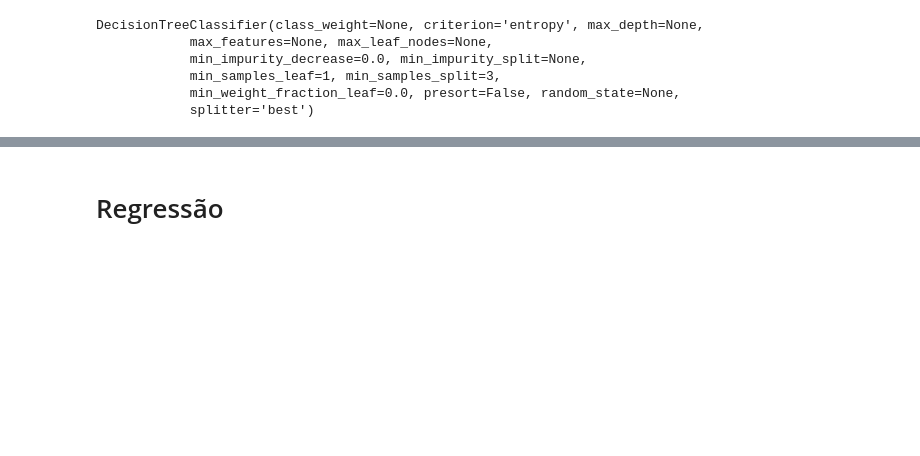
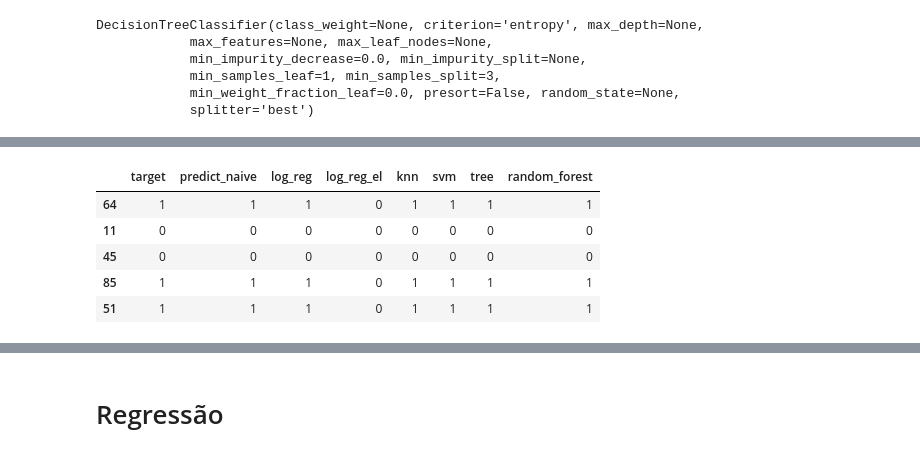
Before and after one commit to gutino/CD101, a Jupyter notebook: cd101.ipynb, the cells around one changed output, grey strips where cells are left out. Saved outputs shown, nothing was run; the diff lists cells and outputs as text; code cells hidden in the pictures; blank space fills up the shorter version.

```diff
--- a/cd101.ipynb
+++ b/cd101.ipynb
@@ -243,0 +296,15 @@ from sklearn.ensemble import RandomForestClassifier
+# %%
+rf = RandomForestClassifier(n_estimators=10, criterion='gini', max_features=0.5, bootstrap=True,
+                            oob_score=False, random_state=10)
+
+rf.fit(X_train, y_train)
+
+result['random_forest'] = list(rf.predict(X_test))
+result.sample(5)
+# %% [output]
+|  | target | predict_naive | log_reg | log_reg_el | knn | svm | tree | random_forest |
+| 64 | 1 | 1 | 1 | 0 | 1 | 1 | 1 | 1 |
+| 11 | 0 | 0 | 0 | 0 | 0 | 0 | 0 | 0 |
+| 45 | 0 | 0 | 0 | 0 | 0 | 0 | 0 | 0 |
+| 85 | 1 | 1 | 1 | 0 | 1 | 1 | 1 | 1 |
+| 51 | 1 | 1 | 1 | 0 | 1 | 1 | 1 | 1 |
```
Also changed, not shown: parts of 67 cells of this notebook, 2 other files.
